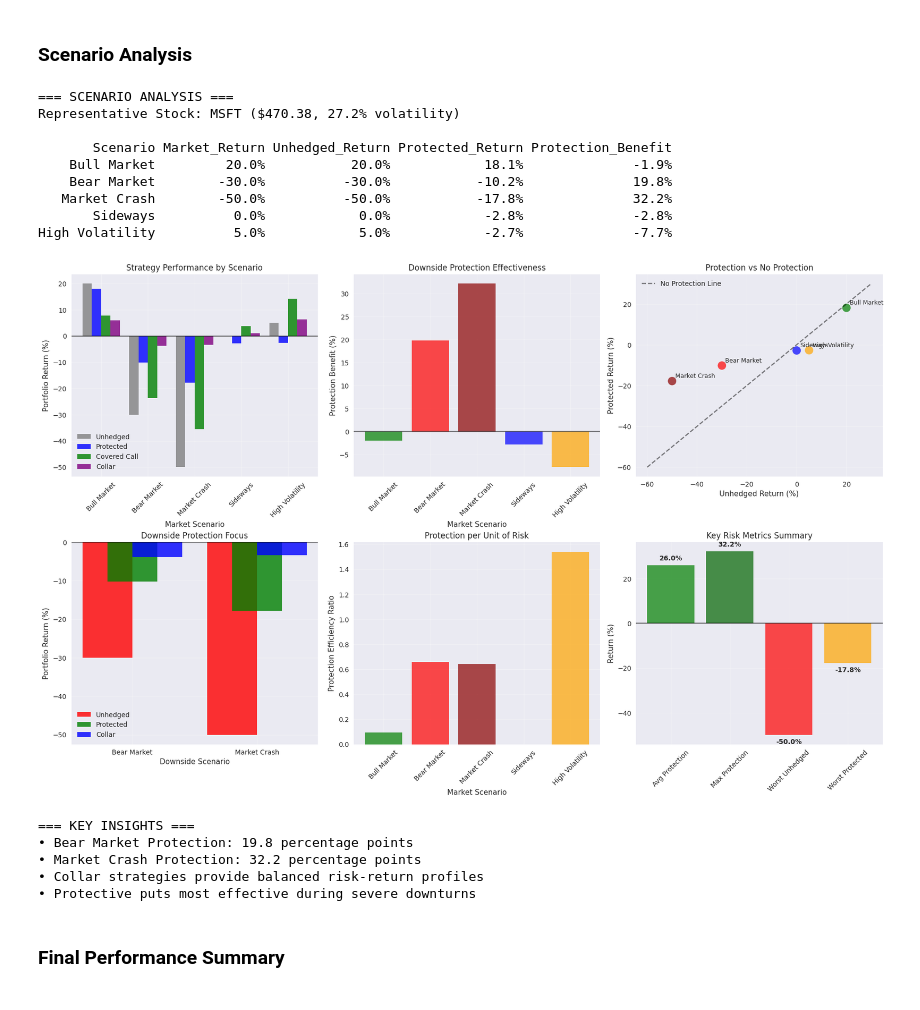
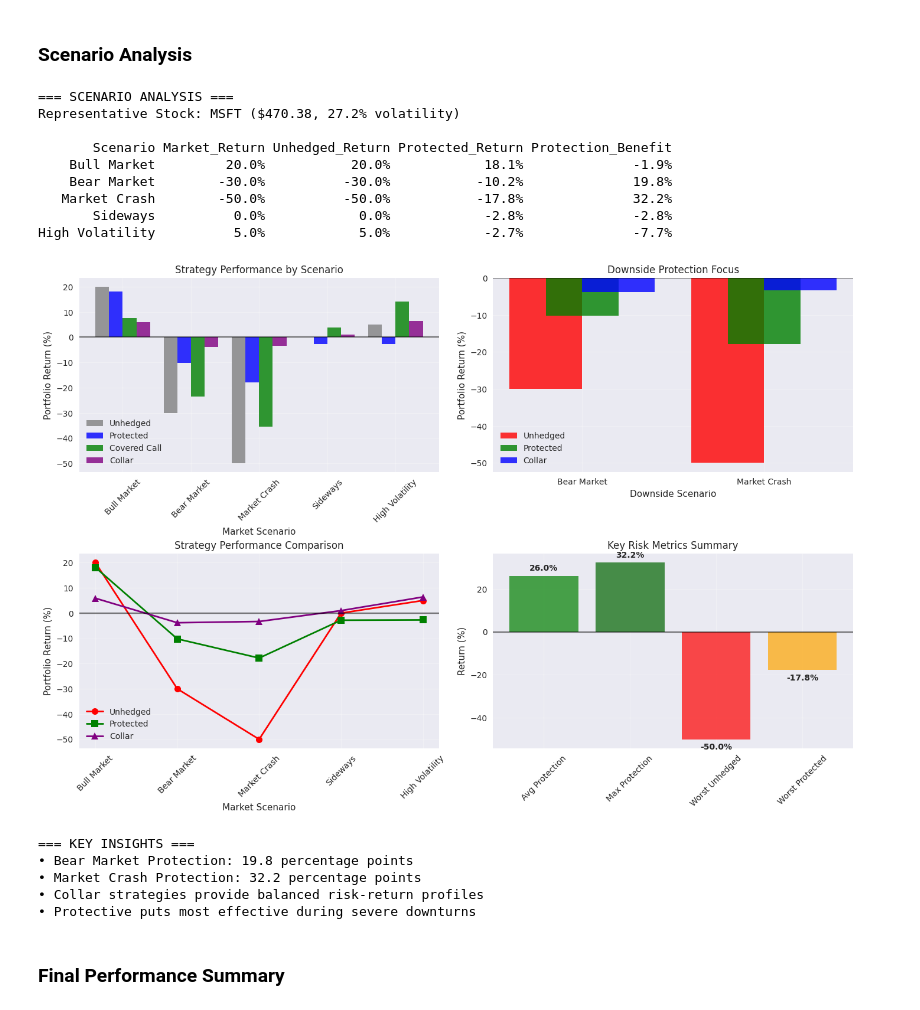
Before and after one commit to renan-peres/mfin-quant-portfolio-options, a Jupyter notebook: 05_options_strategy.ipynb, the cells around one changed output. Cells and saved outputs as stored; diff of their text form; code cells hidden in the pictures.

Commit message:
Charts Update

```diff
--- a/05_options_strategy.ipynb
+++ b/05_options_strategy.ipynb
@@ -982,7 +982,7 @@ def comprehensive_scenario_analysis():
     scenario_df = pd.DataFrame(results)
     print(scenario_df[['Scenario', 'Market_Return', 'Unhedged_Return', 'Protected_Return', 'Protection_Benefit']].to_string(index=False))
 
-    # Create comprehensive scenario visualization
+    # Create comprehensive scenario visualization - pass scenario_df as parameter
     create_scenario_dashboard(scenario_df, scenarios)
 
     # Key insights for document
@@ -999,7 +999,7 @@ def comprehensive_scenario_analysis():
 
 def create_scenario_dashboard(scenario_df, scenarios):
     """Create comprehensive scenario analysis dashboard"""
-    fig, axes = plt.subplots(2, 3, figsize=(18, 12))
+    fig, axes = plt.subplots(2, 2, figsize=(14, 10))
 
     # Extract data for plotting
     scenario_names = scenario_df['Scenario'].tolist()
@@ -1028,28 +1028,7 @@ def create_scenario_dashboard(scenario_df, scenarios):
     axes[0,0].grid(True, alpha=0.3)
     axes[0,0].axhline(y=0, color='black', linestyle='-', alpha=0.5)
 
-    # 2. Protection Effectiveness
-    axes[0,1].bar(scenario_names, protection_benefit, color=colors, alpha=0.7)
-    axes[0,1].set_xlabel('Market Scenario')
-    axes[0,1].set_ylabel('Protection Benefit (%)')
-    axes[0,1].set_title('Downside Protection Effectiveness')
-    axes[0,1].tick_params(axis='x', rotation=45)
-    axes[0,1].grid(True, alpha=0.3)
-    axes[0,1].axhline(y=0, color='black', linestyle='-', alpha=0.5)
-
-    # 3. Risk-Return Scatter
-    axes[0,2].scatter(unhedged, protected, s=150, c=colors, alpha=0.7)
-    for i, scenario in enumerate(scenario_names):
-        axes[0,2].annotate(scenario, (unhedged[i], protected[i]),
-                          xytext=(5, 5), textcoords='offset points', fontsize=9)
-    axes[0,2].plot([-60, 30], [-60, 30], 'k--', alpha=0.5, label='No Protection Line')
-    axes[0,2].set_xlabel('Unhedged Return (%)')
-    axes[0,2].set_ylabel('Protected Return (%)')
-    axes[0,2].set_title('Protection vs No Protection')
-    axes[0,2].legend()
-    axes[0,2].grid(True, alpha=0.3)
-
-    # 4. Downside Focus
+    # 2. Downside Focus
     downside_scenarios = ['Bear Market', 'Market Crash']
     downside_idx = [scenario_names.index(s) for s in downside_scenarios if s in scenario_names]
 
@@ -1060,74 +1039,80 @@ def create_scenario_dashboard(scenario_df, scenarios):
         downside_names = [scenario_names[i] for i in downside_idx]
 
         x2 = range(len(downside_names))
-        axes[1,0].bar([i - width for i in x2], downside_unhedged, width*2,
+        axes[0,1].bar([i - width for i in x2], downside_unhedged, width*2,
                       label='Unhedged', alpha=0.8, color='red')
-        axes[1,0].bar(x2, downside_protected, width*2,
+        axes[0,1].bar(x2, downside_protected, width*2,
                       label='Protected', alpha=0.8, color='green')
-        axes[1,0].bar([i + width for i in x2], downside_collar, width*2,
+        axes[0,1].bar([i + width for i in x2], downside_collar, width*2,
                       label='Collar', alpha=0.8, color='blue')
 
-        axes[1,0].set_xlabel('Downside Scenario')
-        axes[1,0].set_ylabel('Portfolio Return (%)')
-        axes[1,0].set_title('Downside Protection Focus')
-        axes[1,0].set_xticks(x2)
-        axes[1,0].set_xticklabels(downside_names)
-        axes[1,0].legend()
-        axes[1,0].grid(True, alpha=0.3)
-        axes[1,0].axhline(y=0, color='black', linestyle='-', alpha=0.5)
+        axes[0,1].set_xlabel('Downside Scenario')
+        axes[0,1].set_ylabel('Portfolio Return (%)')
+        axes[0,1].set_title('Downside Protection Focus')
+        axes[0,1].set_xticks(x2)
+        axes[0,1].set_xticklabels(downside_names)
+        axes[0,1].legend()
+        axes[0,1].grid(True, alpha=0.3)
+        axes[0,1].axhline(y=0, color='black', linestyle='-', alpha=0.5)
 
-    # 5. Strategy Efficiency
-    efficiency_unhedged = [abs(p) / abs(u) if u != 0 else 0 for u, p in zip(unhedged, protection_benefit)]
+    # 3. Strategy Performance Trend
+    axes[1,0].plot(range(len(scenario_names)), unhedged, 'o-',
+                  linewidth=2, markersize=8, label='Unhedged', color='red')
+    axes[1,0].plot(range(len(scenario_names)), protected, 's-',
+                  linewidth=2, markersize=8, label='Protected', color='green')
+    axes[1,0].plot(range(len(scenario_names)), collar, '^-',
+                  linewidth=2, markersize=8, label='Collar', color='purple')
+    axes[1,0].set_xlabel('Market Scenario')
+    axes[1,0].set_ylabel('Portfolio Return (%)')
+    axes[1,0].set_title('Strategy Performance Comparison')
+    axes[1,0].set_xticks(range(len(scenario_names)))
+    axes[1,0].set_xticklabels(scenario_names, rotation=45)
+    axes[1,0].legend()
+    axes[1,0].grid(True, alpha=0.3)
+    axes[1,0].axhline(y=0, color='black', linestyle='-', alpha=0.5)
 
-    axes[1,1].bar(scenario_names, efficiency_unhedged, color=colors, alpha=0.7)
-    axes[1,1].set_xlabel('Market Scenario')
-    axes[1,1].set_ylabel('Protection Efficiency Ratio')
-    axes[1,1].set_title('Protection per Unit of Risk')
-    axes[1,1].tick_params(axis='x', rotation=45)
-    axes[1,1].grid(True, alpha=0.3)
-
-    # 6. Summary Metrics
+    # 4. Summary Metrics
     avg_protection = np.mean([p for p in protection_benefit if p > 0])
     max_protection = max(protection_benefit)
     worst_case_unhedged = min(unhedged)
     worst_case_protected = min(protected)
 
     metrics = ['Avg Protection', 'Max Protection', 'Worst Unhedged', 'Worst Protected']
     values = [avg_protection, max_protection, worst_case_unhedged, worst_case_protected]
     bar_colors = ['green', 'darkgreen', 'red', 'orange']
 
-    bars = axes[1,2].bar(metrics, values, color=bar_colors, alpha=0.7)
-    axes[1,2].set_ylabel('Return (%)')
-    axes[1,2].set_title('Key Risk Metrics Summary')
-    axes[1,2].tick_params(axis='x', rotation=45)
-    axes[1,2].grid(True, alpha=0.3)
-    axes[1,2].axhline(y=0, color='black', linestyle='-', alpha=0.5)
+    bars = axes[1,1].bar(metrics, values, color=bar_colors, alpha=0.7)
+    axes[1,1].set_ylabel('Return (%)')
+    axes[1,1].set_title('Key Risk Metrics Summary')
+    axes[1,1].tick_params(axis='x', rotation=45)
+    axes[1,1].grid(True, alpha=0.3)
+    axes[1,1].axhline(y=0, color='black', linestyle='-', alpha=0.5)
 
     # Add value labels on bars
     for bar, value in zip(bars, values):
         height = bar.get_height()
-        axes[1,2].text(bar.get_x() + bar.get_width()/2.,
+        axes[1,1].text(bar.get_x() + bar.get_width()/2.,
                       height + (max(values) - min(values))*0.02 if height >= 0 else height - (max(values) - min(values))*0.02,
                       f'{value:.1f}%', ha='center',
                       va='bottom' if height >= 0 else 'top', fontweight='bold')
 
     plt.tight_layout()
     plt.subplots_adjust(top=0.92)
     plt.show()
 
 # Execute comprehensive analysis
 scenario_results = comprehensive_scenario_analysis()
 # %% [output]
 === SCENARIO ANALYSIS ===
 Representative Stock: MSFT ($470.38, 27.2% volatility)
 
        Scenario Market_Return Unhedged_Return Protected_Return Protection_Benefit
     Bull Market         20.0%           20.0%            18.1%              -1.9%
     Bear Market        -30.0%          -30.0%           -10.2%              19.8%
    Market Crash        -50.0%          -50.0%           -17.8%              32.2%
        Sideways          0.0%            0.0%            -2.8%              -2.8%
 High Volatility          5.0%            5.0%            -2.7%              -7.7%
-[figure, old version]
+[figure, new version]
 === KEY INSIGHTS ===
 • Bear Market Protection: 19.8 percentage points
 • Market Crash Protection: 32.2 percentage points
```
